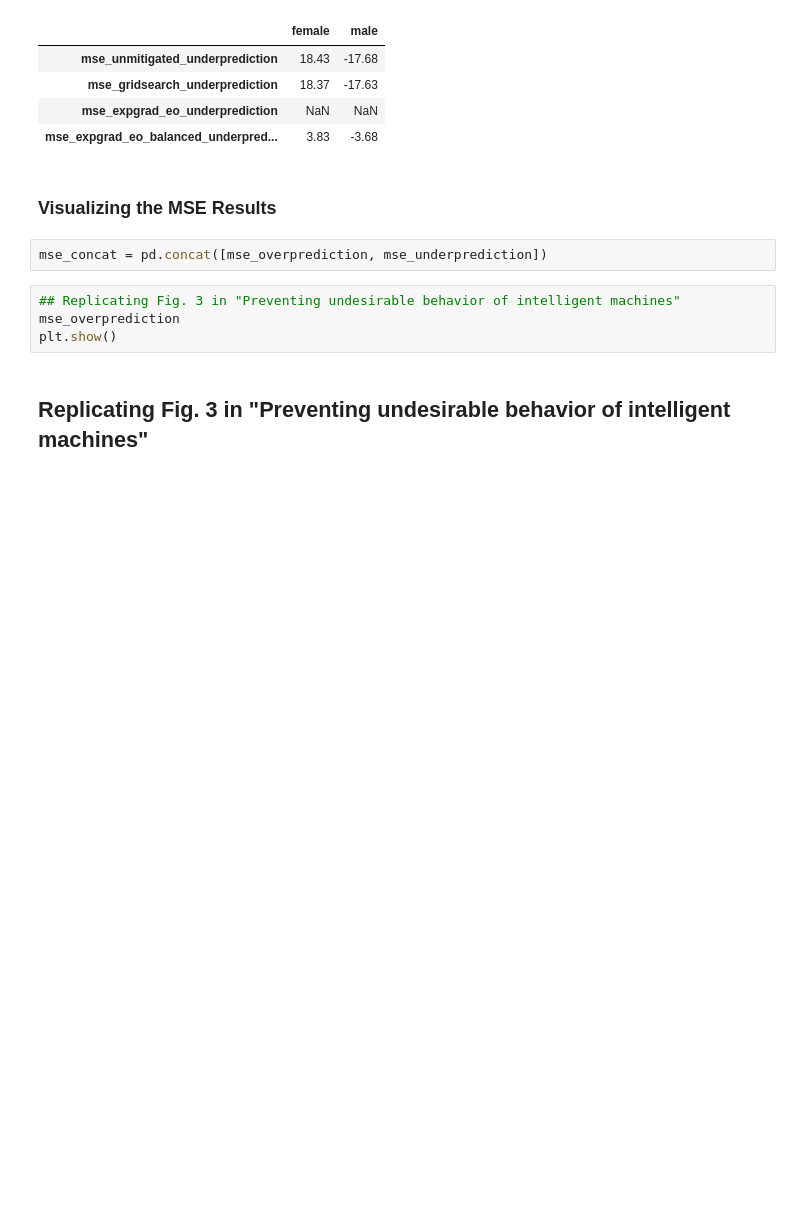
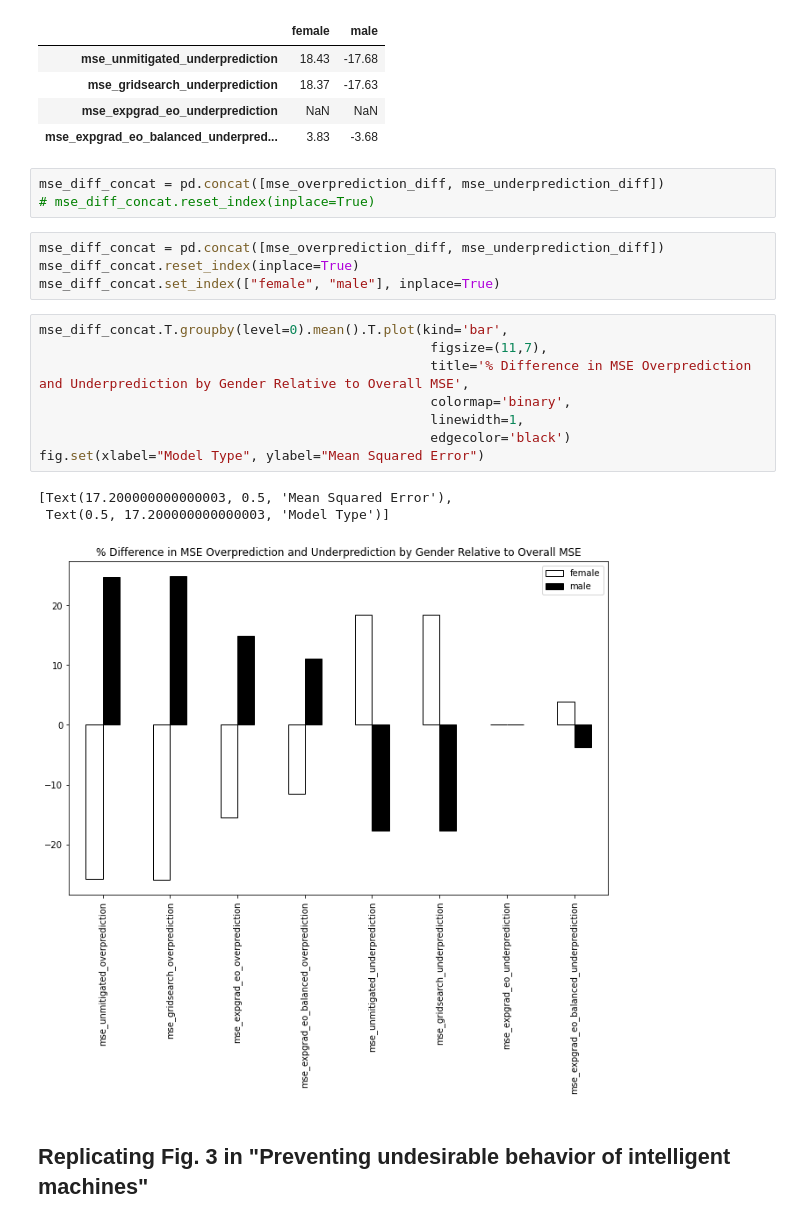
Before and after one commit to dgiova/fairlearn, a Jupyter notebook: notebooks/Mitigating_Gender_Disparities_in_GPA_Data_v2.ipynb, the cells around one changed output. Cells and saved outputs as stored; diff of their text form; blank space fills up the shorter version.

```diff
--- a/notebooks/Mitigating_Gender_Disparities_in_GPA_Data_v2.ipynb
+++ b/notebooks/Mitigating_Gender_Disparities_in_GPA_Data_v2.ipynb
@@ -532,14 +552,25 @@ display(mse_underprediction_diff)
 | mse_gridsearch_underprediction | 18.37 | -17.63 |
 | mse_expgrad_eo_underprediction | NaN | NaN |
 | mse_expgrad_eo_balanced_underpred... | 3.83 | -3.68 |
-# %% [markdown]
-### Visualizing the MSE Results
-# %%
-mse_concat = pd.concat([mse_overprediction, mse_underprediction])
-# %%
-## Replicating Fig. 3 in "Preventing undesirable behavior of intelligent machines"
-mse_overprediction
-plt.show()
+# %%
+mse_diff_concat = pd.concat([mse_overprediction_diff, mse_underprediction_diff])
+# mse_diff_concat.reset_index(inplace=True)
+# %%
+mse_diff_concat = pd.concat([mse_overprediction_diff, mse_underprediction_diff])
+mse_diff_concat.reset_index(inplace=True)
+mse_diff_concat.set_index(["female", "male"], inplace=True)
+# %%
+mse_diff_concat.T.groupby(level=0).mean().T.plot(kind='bar',
+                                                  figsize=(11,7),
+                                                  title='% Difference in MSE Overprediction and Underprediction by Gender Relative to Overall MSE',
+                                                  colormap='binary',
+                                                  linewidth=1,
+                                                  edgecolor='black')
+fig.set(xlabel="Model Type", ylabel="Mean Squared Error")
+# %% [output]
+[Text(17.200000000000003, 0.5, 'Mean Squared Error'),
+ Text(0.5, 17.200000000000003, 'Model Type')]
+[figure, added]
 # %% [markdown]
 ## Replicating Fig. 3 in "Preventing undesirable behavior of intelligent machines"
 # %% [markdown]
```
Also changed, not shown: parts of 20 cells of this notebook.
